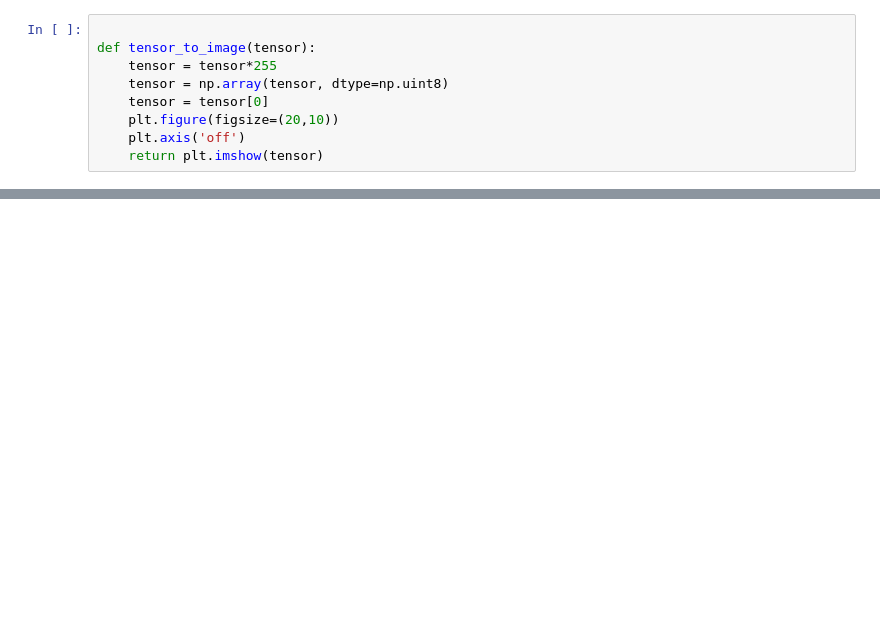
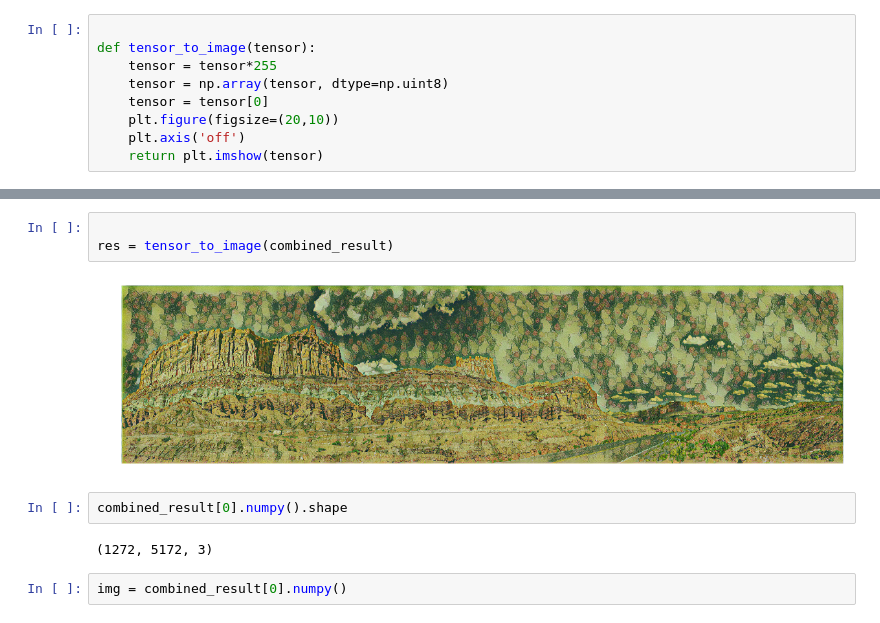
Before and after one commit to pzawadzk/deep-sea, a Jupyter notebook: transfer.ipynb, the cells around one changed output, grey strips where cells are left out. Cells and saved outputs as stored; diff of their text form; blank space fills up the shorter version.

```diff
--- a/transfer.ipynb
+++ b/transfer.ipynb
@@ -104,0 +100,11 @@ TypeError: List of Tensors when single Tensor expected
+# %%
+
+res = tensor_to_image(combined_result)
+# %% [output]
+[figure, added]
+# %%
+combined_result[0].numpy().shape
+# %% [output]
+(1272, 5172, 3)
+# %%
+img = combined_result[0].numpy()
```
Also changed, not shown: parts of 14 cells of this notebook.
